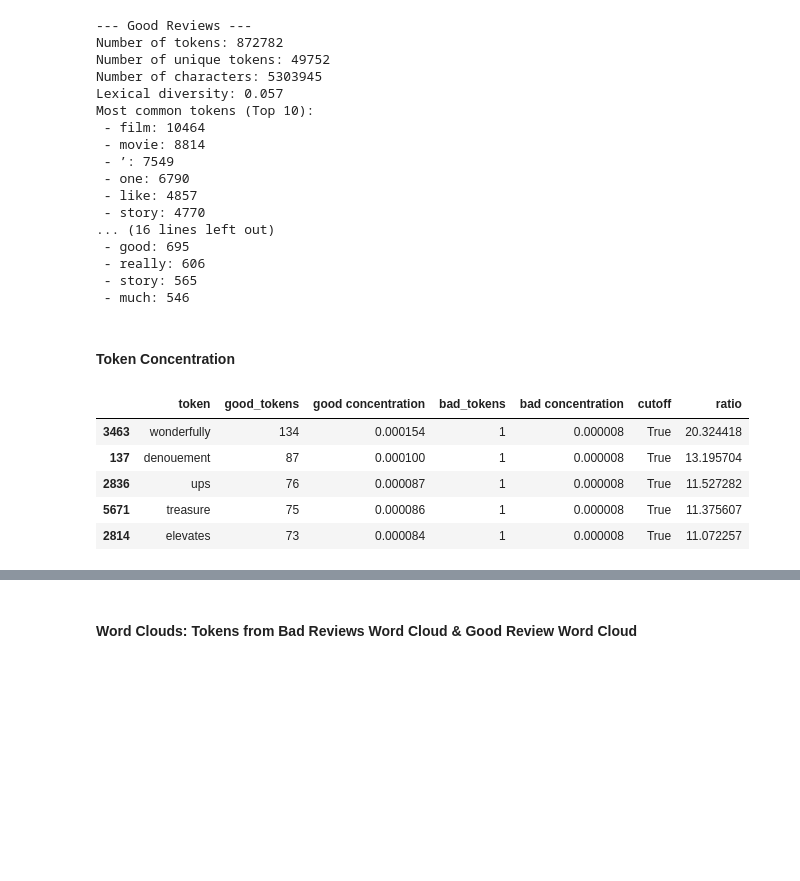
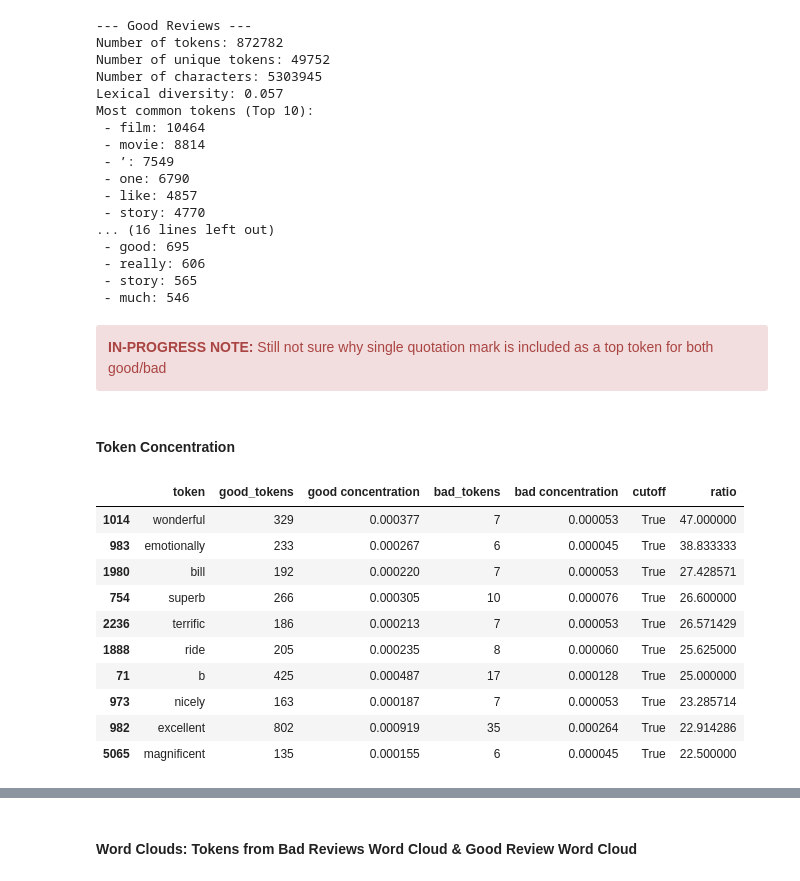
Before and after one commit to connie-chow/Movie-Reviews-Text-Based-Analysis, a Jupyter notebook: movie_analysis.ipynb, the cells around one changed output, grey strips where cells are left out. Saved outputs shown, nothing was run; the diff lists cells and outputs as text; code cells hidden in the pictures; blank space fills up the shorter version.

```diff
--- a/movie_analysis.ipynb
+++ b/movie_analysis.ipynb
@@ -189,6 +198,8 @@ Most common tokens (Top 10):
  - really: 606
  - story: 565
  - much: 546
+# %% [markdown]
+<div class="alert alert-block alert-danger"> <b>IN-PROGRESS NOTE: </b> Still not sure why single quotation mark is included as a top token for both good/bad </div>
 # %% [markdown]
 #### Token Concentration
 # %%
@@ -201,38 +212,46 @@ total_bad = bad_stats[0]
 token_counts_good = Counter(good_tokens)
 token_counts_bad = Counter(bad_tokens)
 
+# Create dataframe to label the token, and number of times it appears for both good/bad
 good_df = pd.DataFrame(token_counts_good.items(), columns=["token", "good_tokens"])
 bad_df = pd.DataFrame(token_counts_bad.items(), columns=["token", "bad_tokens"])
 
-# Calculate the concentration for good_tokens
+# Calculate the concentration for good/bad tokens
 good_df["good concentration"] = good_df.apply(lambda row: row["good_tokens"] / total_good, axis=1)
-
-# Calculate the concentration for bad_tokens
 bad_df["bad concentration"] = bad_df.apply(lambda row: row["bad_tokens"] / total_bad, axis=1)
 
 calc_df = [good_df, bad_df]
 
 group_df = calc_df[0]
+
+
 for calc_df in calc_df[1:]:
+
     group_df = pd.merge(group_df, calc_df, on="token", how="inner")
 
-cutoff = 10
+cutoff = 5
 
-def check_cutoff(column):
-
-    return (column['good_tokens'] + column['bad_tokens']) > cutoff
-
+def check_cutoff(row):
+    """
+    Verify that this token appears in good_df and bad_df above the specified cut-off
+    """
+    return (row['good_tokens'] > cutoff) and (row['bad_tokens'] > cutoff)
 
 group_df['cutoff'] = group_df.apply(check_cutoff, axis=1)
-group_df['ratio'] = (group_df["good concentration"])/(group_df["bad concentration"])
-sorted_group = group_df.sort_values(by="ratio", ascending=False)
-top_group = sorted_group.head(10)
-# Creates top tokens for both good/bad
-top_group.head()
+group_df['ratio'] = group_df["good_tokens"] / group_df["bad_tokens"]
-# %% [output]
-|  | token | good_tokens | good concentration | bad_tokens | bad concentration | cutoff | ratio |
-| 3463 | wonderfully | 134 | 0.000154 | 1 | 0.000008 | True | 20.324418 |
-| 137 | denouement | 87 | 0.000100 | 1 | 0.000008 | True | 13.195704 |
-| 2836 | ups | 76 | 0.000087 | 1 | 0.000008 | True | 11.527282 |
-| 5671 | treasure | 75 | 0.000086 | 1 | 0.000008 | True | 11.375607 |
-| 2814 | elevates | 73 | 0.000084 | 1 | 0.000008 | True | 11.072257 |
+# %%
+# Identify tokens with largest ratio of good:bad
+top_10 = group_df[group_df['cutoff'] == True].sort_values(by='ratio', ascending=False).head(10)
+top_10
+# %% [output]
+|  | token | good_tokens | good concentration | bad_tokens | bad concentration | cutoff | ratio |
+| 1014 | wonderful | 329 | 0.000377 | 7 | 0.000053 | True | 47.000000 |
+| 983 | emotionally | 233 | 0.000267 | 6 | 0.000045 | True | 38.833333 |
+| 1980 | bill | 192 | 0.000220 | 7 | 0.000053 | True | 27.428571 |
+| 754 | superb | 266 | 0.000305 | 10 | 0.000076 | True | 26.600000 |
+| 2236 | terrific | 186 | 0.000213 | 7 | 0.000053 | True | 26.571429 |
+| 1888 | ride | 205 | 0.000235 | 8 | 0.000060 | True | 25.625000 |
+| 71 | b | 425 | 0.000487 | 17 | 0.000128 | True | 25.000000 |
+| 973 | nicely | 163 | 0.000187 | 7 | 0.000053 | True | 23.285714 |
+| 982 | excellent | 802 | 0.000919 | 35 | 0.000264 | True | 22.914286 |
+| 5065 | magnificent | 135 | 0.000155 | 6 | 0.000045 | True | 22.500000 |
```
Also changed, not shown: parts of 19 cells of this notebook.
